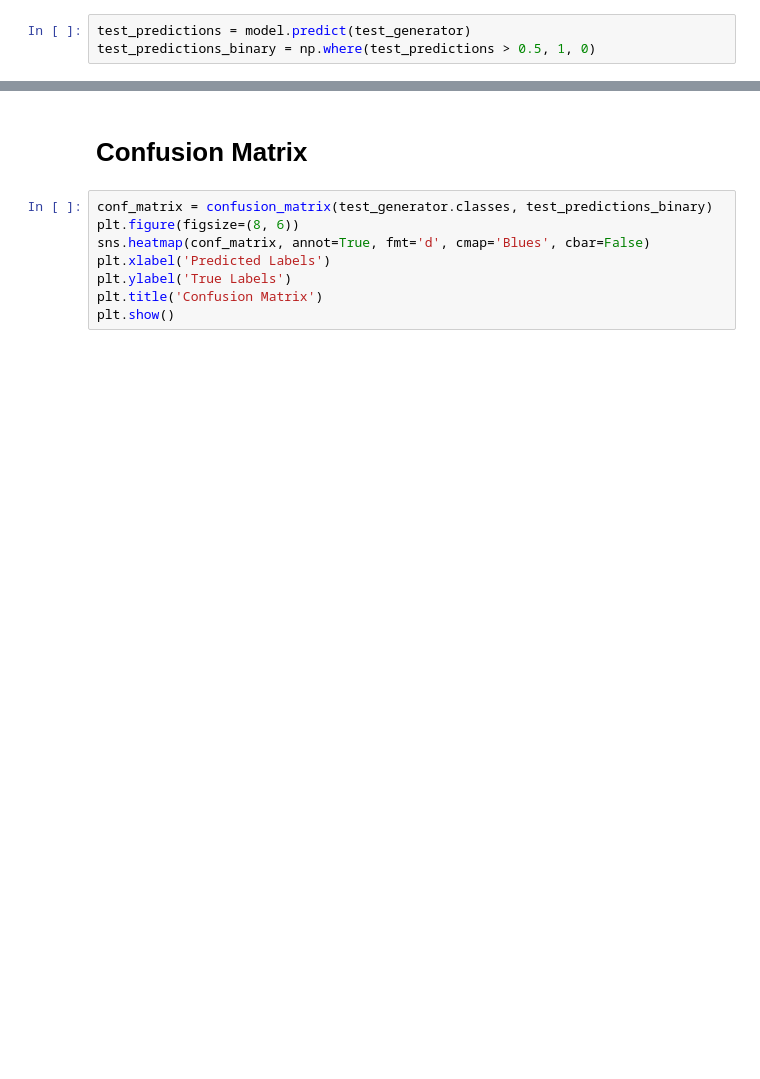
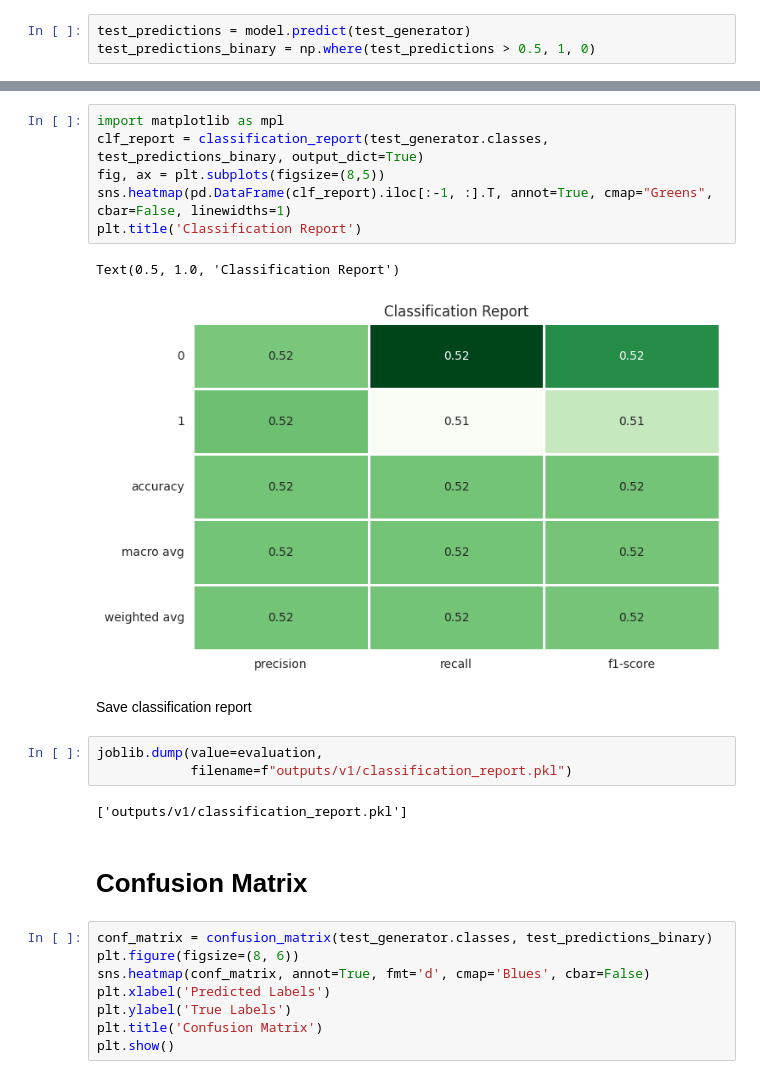
Before and after one commit to adamolnar/Portfolio_5_Cherry_Leaves_Mildew, a Jupyter notebook: jupyter_notebooks/03-DataModelling.ipynb, the cells around one changed output, grey strips where cells are left out. Drawn from its saved outputs; the diff is of its cells as text; blank space fills up the shorter version.

```diff
--- a/jupyter_notebooks/03-DataModelling.ipynb
+++ b/jupyter_notebooks/03-DataModelling.ipynb
@@ -469,3 +488,19 @@ print(classification_report(test_generator.classes, test_predictions_binary))
+# %%
+import matplotlib as mpl
+clf_report = classification_report(test_generator.classes, test_predictions_binary, output_dict=True)
+fig, ax = plt.subplots(figsize=(8,5))
+sns.heatmap(pd.DataFrame(clf_report).iloc[:-1, :].T, annot=True, cmap="Greens", cbar=False, linewidths=1)
+plt.title('Classification Report')
+# %% [output]
+Text(0.5, 1.0, 'Classification Report')
+[figure, added]
+# %% [markdown]
+Save classification report
+# %%
+joblib.dump(value=evaluation,
+            filename=f"outputs/v1/classification_report.pkl")
+# %% [output]
+['outputs/v1/classification_report.pkl']
 # %% [markdown]
 # Confusion Matrix
 # %%
```
Also changed, not shown: parts of 52 cells of this notebook, 12 other files.
